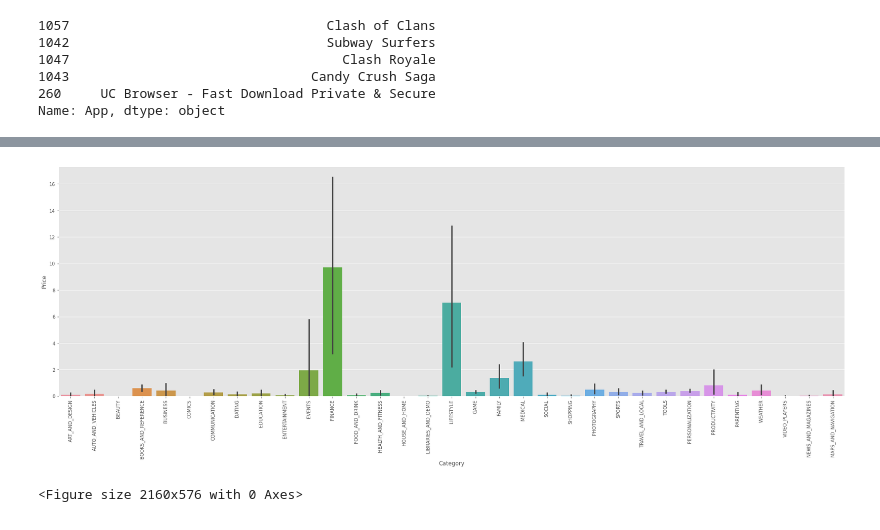
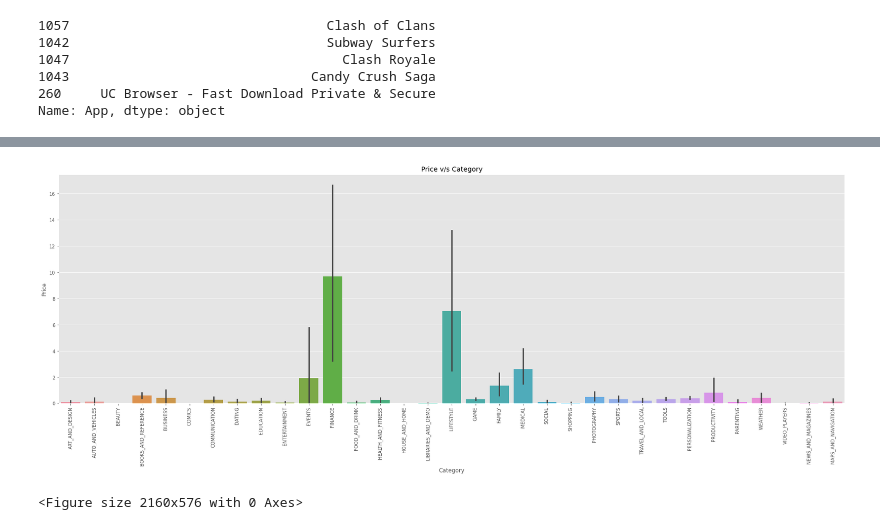
Before and after one commit to RishikaVerma21/Play-Store-Review-Analysis, a Jupyter notebook: Play_store_analysis_and_sentiment_analysis.ipynb, the cells around one changed output, grey strips where cells are left out. Saved outputs shown, nothing was run; the diff lists cells and outputs as text; code cells hidden in the pictures.

```diff
--- a/Play_store_analysis_and_sentiment_analysis.ipynb
+++ b/Play_store_analysis_and_sentiment_analysis.ipynb
@@ -555,9 +541,10 @@ Name: Installs, dtype: int64
 # %%
 sns.barplot(x="Category", y="Price",data=play_store_df)
 
+plt.title('Price v/s Category')
 plt.xticks(rotation=90)
 plt.figure(figsize=(30,8))
 rcParams['figure.figsize'] = 30,9
 # %% [output]
-[figure, old version]
+[figure, new version]
 <Figure size 2160x576 with 0 Axes>
```
Also changed, not shown: parts of 8 cells of this notebook.
